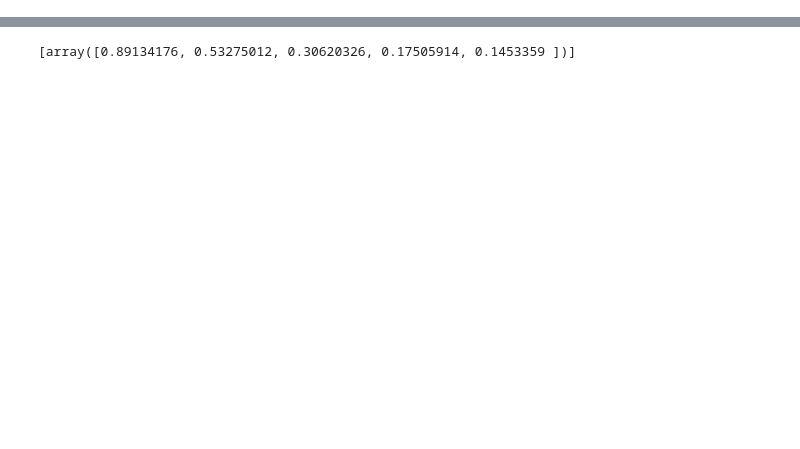
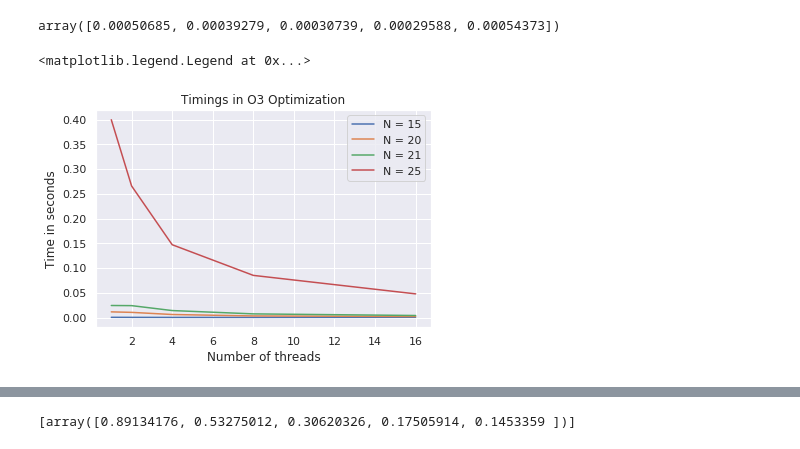
Before and after one commit to keremyldrr/CS406, a Jupyter notebook: Paralel Stats.ipynb, the cells around one changed output, grey strips where cells are left out. Drawn from its saved outputs; the diff is of its cells as text; code cells hidden in the pictures; blank space fills up the shorter version.

```diff
--- a/Paralel Stats.ipynb
+++ b/Paralel Stats.ipynb
@@ -67,4 +94,21 @@ pd.concat([rn,tmp],axis=1)
 # %%
 import matplotlib.pyplot as plt
 sns.set()
+numa_result_O3[0]
+# %% [output]
+array([0.00050685, 0.00039279, 0.00030739, 0.00029588, 0.00054373])
+# %%
+plt.title("Timings in O3 Optimization")
+plt.plot([1,2,4,8,16],numa_result_O3_1[0])
+plt.plot([1,2,4,8,16],numa_result_O3_2[0])
+plt.plot([1,2,4,8,16],numa_result_O3_3[0])
+plt.plot([1,2,4,8,16],numa_result_O3[0])
+
+plt.xlabel("Number of threads")
+plt.ylabel("Time in seconds")
+
+plt.legend(["N = 15","N = 20","N = 21","N = 25","numa"])
+# %% [output]
+<matplotlib.legend.Legend at 0x...>
+[figure, added]
 # %%
```
Also changed, not shown: parts of 23 cells of this notebook, 15 other files.
